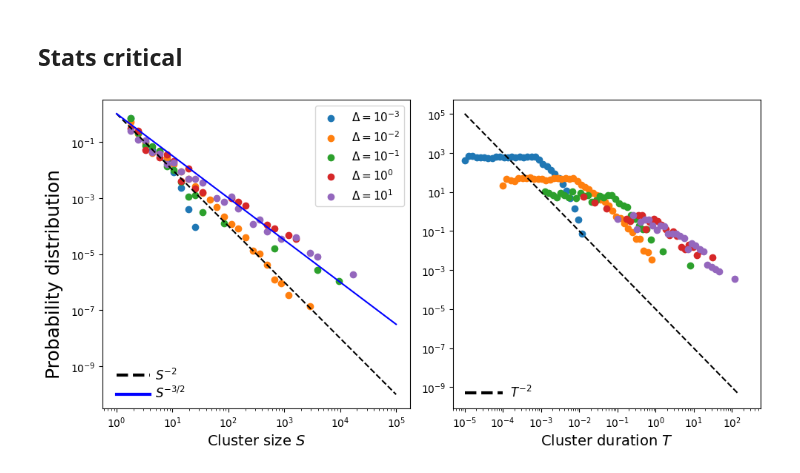
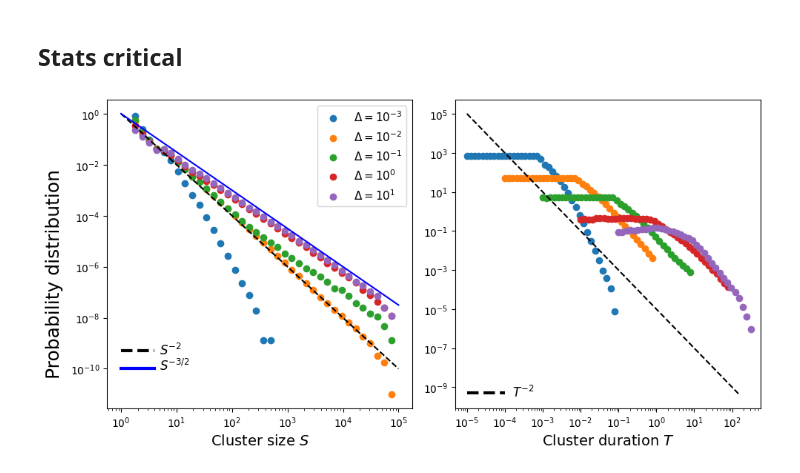
Before and after one commit to RivasAntonio/TFM, a Jupyter notebook: Códigos/Hawkes/data_bivariate_mu-2.ipynb, the cells around one changed output. Cells and saved outputs as stored; diff of their text form; code cells hidden in the pictures.

```diff
--- a/Códigos/Hawkes/data_bivariate_mu-2.ipynb
+++ b/Códigos/Hawkes/data_bivariate_mu-2.ipynb
@@ -144,7 +144,7 @@ for delta in deltas:
     all_cluster_times = []
     for _ in range(R):
         _, times, _, _, _ = generate_series_bivariate(K, nEE, nII, nEI, nIE, 10**-2, 10**-2)
-        _, cluster_sizes, cluster_times = identify_clusters_model(times, delta)
+        _, cluster_sizes, cluster_times = identify_clusters(times, delta)
         all_cluster_sizes.extend(cluster_sizes)
         all_cluster_times.extend(cluster_times)
     np.save(f'./data/Sizes bivariate stationary Delta = {delta} mu-2', all_cluster_sizes)
@@ -336,7 +336,7 @@ for delta in deltas:
     all_cluster_times = []
     for _ in range(R):
         _, times, _, _, _ = generate_series_bivariate(K, nEE, nII, nEI, nIE, 10**-2, 10**-2)
-        _, cluster_sizes, cluster_times = identify_clusters_model(times, delta)
+        _, cluster_sizes, cluster_times = identify_clusters(times, delta)
         all_cluster_sizes.extend(cluster_sizes)
         all_cluster_times.extend(cluster_times)
     np.save(f'./data/Sizes bivariate stationary Delta = {delta} mu-2', all_cluster_sizes)
@@ -406,7 +408,7 @@ for delta in deltas:
     all_cluster_times = []
     for _ in range(R):
         _, times, _, _, _ = generate_series_bivariate(K, nEE, nII, nEI, nIE, 10**-2, 10**-2)
-        _, cluster_sizes, cluster_times = identify_clusters_model(times, delta)
+        _, cluster_sizes, cluster_times = identify_clusters(times, delta)
         all_cluster_sizes.extend(cluster_sizes)
         all_cluster_times.extend(cluster_times)
     np.save(f'./data/Sizes bivariate critical Delta = {delta} mu-2', all_cluster_sizes)
@@ -423,31 +425,31 @@ ax0.legend(fontsize = 11)
 y_s = s_bins**(-2)
 t_aux = np.logspace(-5, 3, num = 50)
 y_t = t_aux**(-2)*10**-5
 y_s2 = s_bins**(-3/2)
 
 ax0.plot(s_bins, y_s, linestyle= '--', color = 'black', label='$S^{-2}$')
 ax0.plot(s_bins, y_s2, label='$S^{-3/2}$', color = 'blue')
 ax0.set_xscale('log')
 ax0.set_yscale('log')
 ax0.set_xlabel('Cluster size $S$', fontsize=14)
 
 fig.supylabel('Probability distribution', fontsize=18)
 
 ax1.plot(t_aux[:45], y_t[:45], label='$T^{-2}$', color = 'black', linestyle= '--')
 ax1.set_xscale('log')
 ax1.set_yscale('log')
 ax1.set_xlabel('Cluster duration $T$', fontsize=14)
 
 fig.axes[0].annotate('$S^{-2}$', xy=(3.2, 1.5E-10), xycoords='data', xytext=(10, 10), textcoords='offset points', fontsize=12)
 fig.axes[0].plot(np.logspace(0.0, 0.6, 10), np.ones(10)*5E-10, color='black', linestyle='--', lw = 3)
 
 fig.axes[0].annotate('$S^{-3/2}$', xy=(3.2, 0.35E-10), xycoords='data', xytext=(10, 10), textcoords='offset points', fontsize=12)
 fig.axes[0].plot(np.logspace(0.0, 0.6, 10), np.ones(10)*1E-10, color='blue', linestyle='-', lw = 3)
 
 fig.axes[1].annotate('$T^{-2}$', xy=(0.000085, 1E-10), xycoords='data', xytext=(10, 10), textcoords='offset points', fontsize=12)
 fig.axes[1].plot(np.logspace(-5, -4, 10), np.ones(10)*5E-10, color='black', linestyle='--', lw = 3)
 fig.axes[1].set_xlim(5*10**-6, 10**2.75)
 
 fig.tight_layout()
 # %% [output]
-[figure, old version]
+[figure, new version]
```
Also changed, not shown: parts of 4 cells of this notebook, 15 other files.
